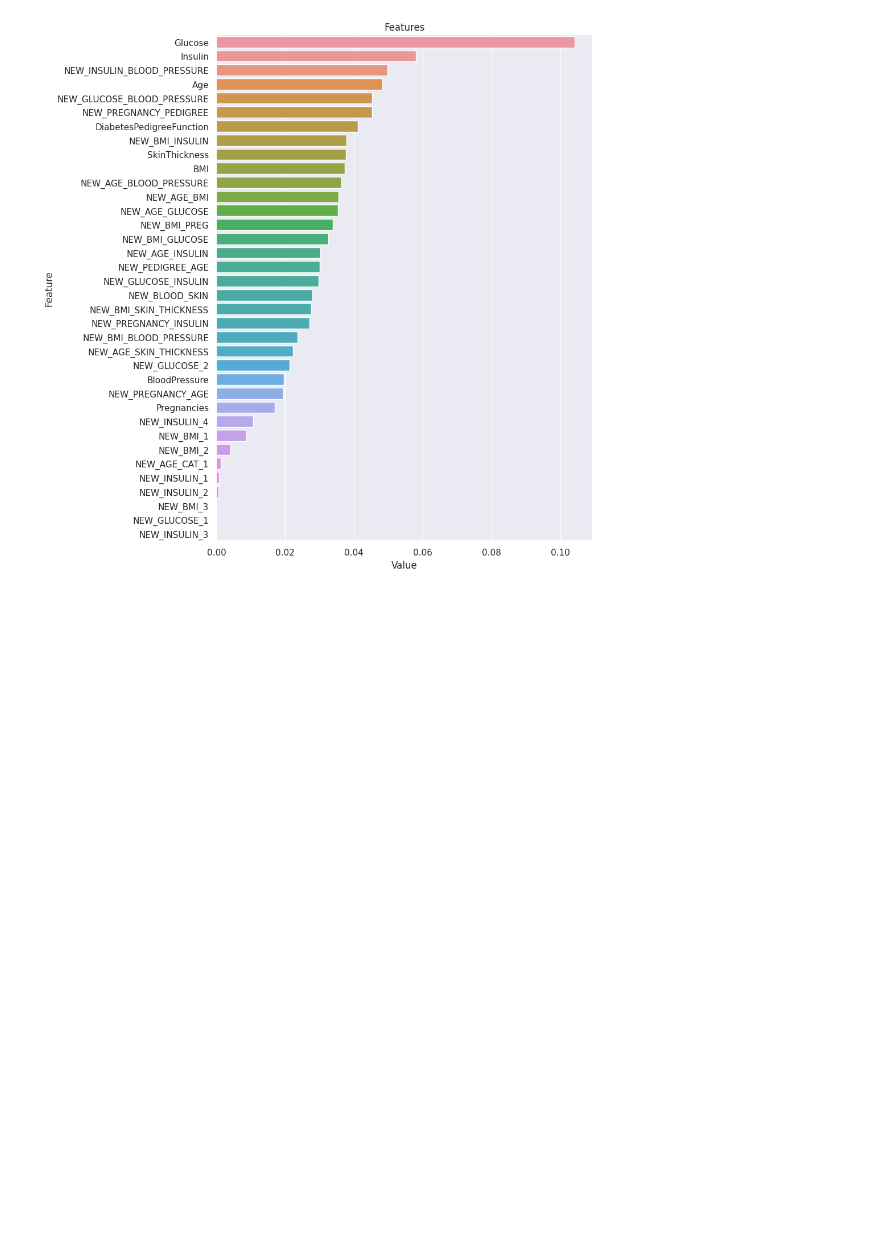
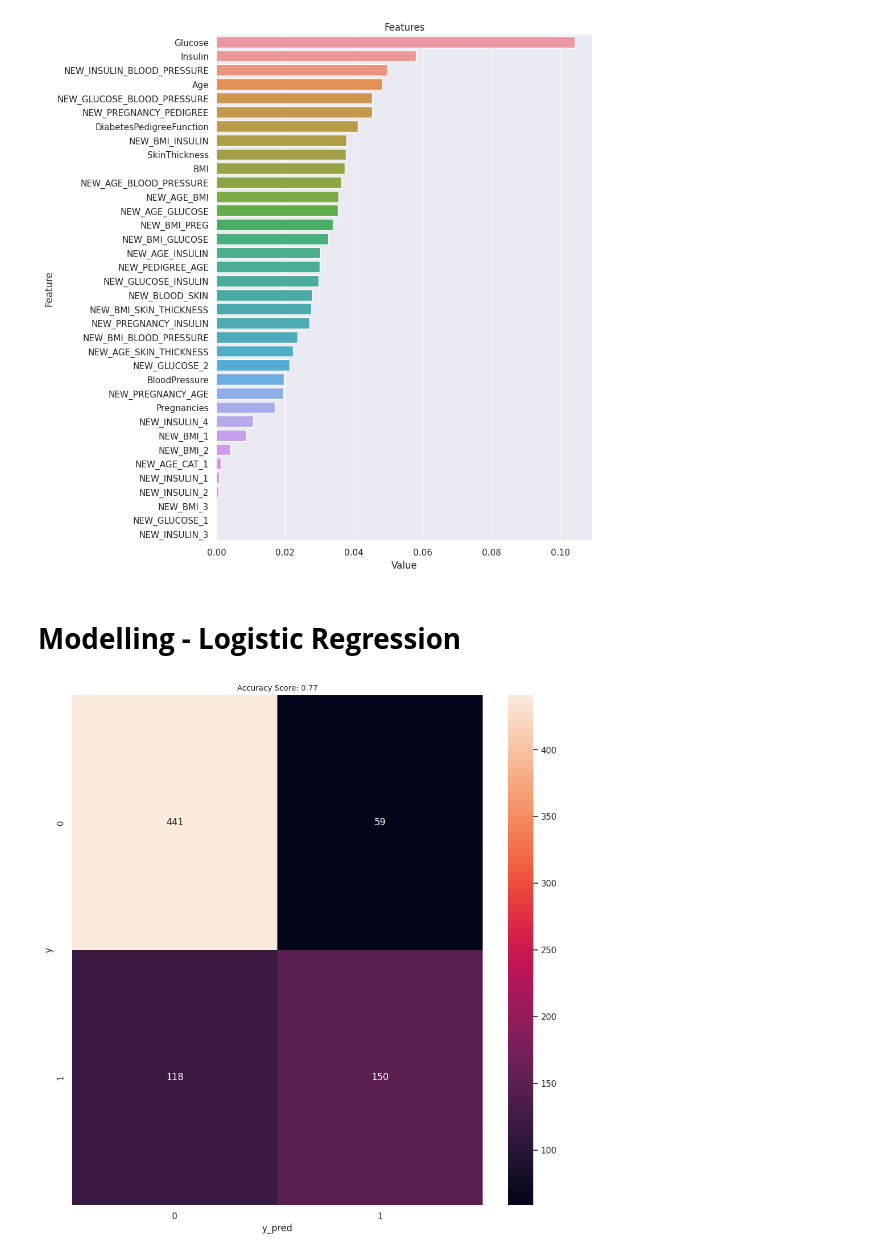
Before and after one commit to osmanacar/diabetes_eda_ml_prediction, a Jupyter notebook: diabetes-eda-ml-prediction.ipynb, the cells around one changed output. Cells and saved outputs as stored; diff of their text form; code cells hidden in the pictures; blank space fills up the shorter version.

Commit message:
Diabetes | EDA ML Prediction

```diff
--- a/diabetes-eda-ml-prediction.ipynb
+++ b/diabetes-eda-ml-prediction.ipynb
@@ -616,3 +622,24 @@ def plot_importance(model, features, num=len(X), save=False):
 plot_importance(rf_model, X_train)
 # %% [output]
 [figure]
+# %% [markdown]
+# **Modelling - Logistic Regression**
+# %%
+y = df["Outcome"]
+X = df.drop(["Outcome"], axis=1)
+
+log_model = LogisticRegression().fit(X, y)
+y_pred = log_model.predict(X)
+# %%
+def plot_confusion_matrix(y, y_pred):
+    acc = round(accuracy_score(y, y_pred), 2)
+    cm = confusion_matrix(y, y_pred)
+    sns.heatmap(cm, annot=True, fmt=".0f")
+    plt.xlabel("y_pred")
+    plt.ylabel("y")
+    plt.title("Accuracy Score: {0}".format(acc), size=10)
+    plt.show()
+
+plot_confusion_matrix(y, y_pred)
+# %% [output]
+[figure, added]
```
Also changed, not shown: parts of 14 cells of this notebook.
